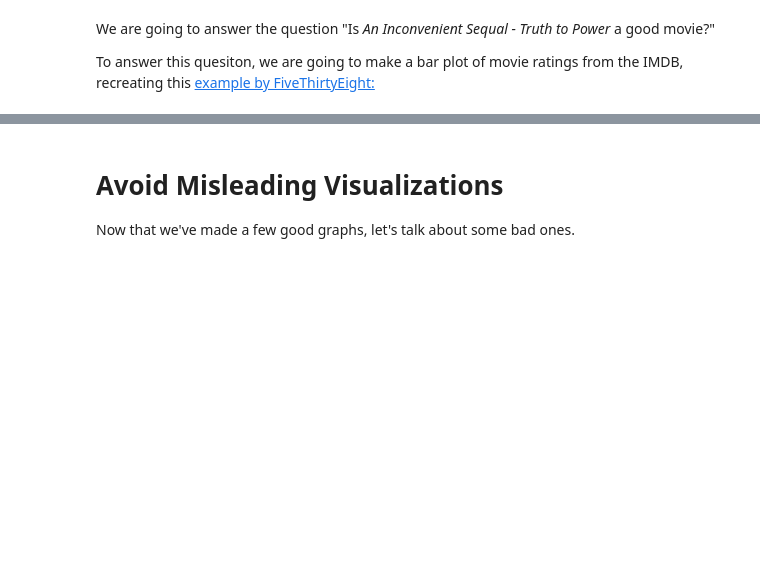
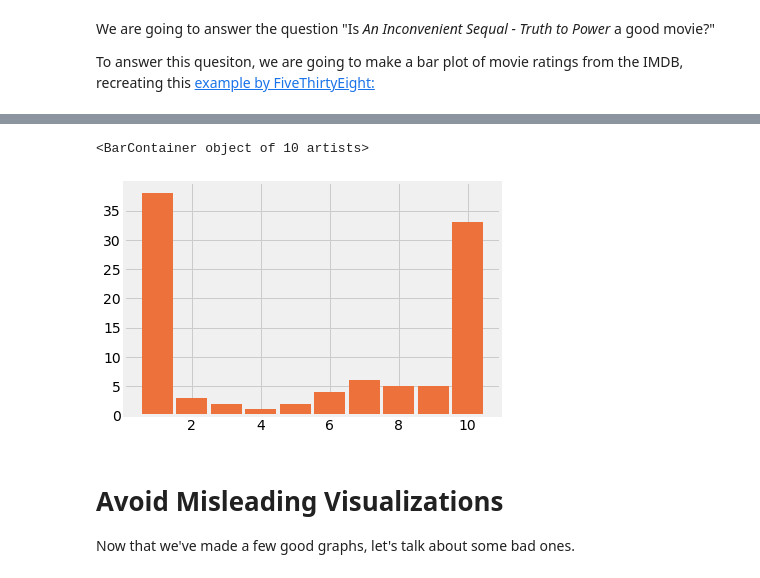
Before and after one commit to mariokart345/DS-Unit-1-Sprint-1-Data-Wrangling-and-Storytelling, a Jupyter notebook: module4-make-explanatory-visualizations/LS_DS_114_Make_Explanatory_Visualizations.ipynb, the cells around one changed output, grey strips where cells are left out. Cells and saved outputs as stored; diff of their text form; code cells hidden in the pictures; blank space fills up the shorter version.

```diff
--- a/module4-make-explanatory-visualizations/LS_DS_114_Make_Explanatory_Visualizations.ipynb
+++ b/module4-make-explanatory-visualizations/LS_DS_114_Make_Explanatory_Visualizations.ipynb
@@ -410,31 +414,31 @@ display(example)
 # %%
 #plot style
-
-
+plt.style.use('fivethirtyeight')
+fig,ax=plt.subplots()
 # My graph stuff goes in the middle
 # figure background color
-
-
+fig.set_facecolor('white')
 # bars on the graph
-
-
+ax.bar([1,2,3,4,5,6,7,8,9,10],fake,color="#ED713A",width=.9)
 # axes background color
-
-
+ax.set_facecolor('white')
 # axis labels
-
-
+ax.set_x('Rating',fontsize=12,fontweight='bold',x=.3,y=1.1)
+ax.set_y('Percent of total votes',fontsize=12,fontweight='bold',x=.3,y=1.1)
 # Graph title
-
-
+ax.set_title('"An Inconvient Sequel: Truth to Power"is divisive',fontsize=12)
+ax.text(s='IMBd raiting for the film as of Aug. 29th',x=-1.5,y=)
 # Grph subtitle
 # bottom left-hand corner of the lable is located somewhere on the axes
 # x and y position refers to the x and y axis
 
 # set ticks (x and y)
-
+ax.spines['left'].set
 
 # Turn off the spines
+# %% [output]
+<BarContainer object of 10 artists>
+[figure, added]
 # %% [markdown]
 # Avoid Misleading Visualizations
 
```
Also changed, not shown: parts of 2 cells of this notebook.
